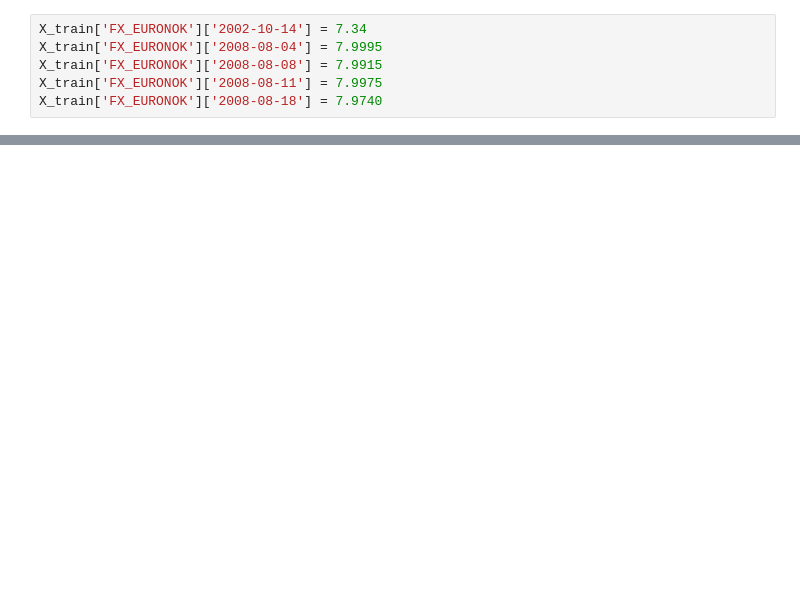
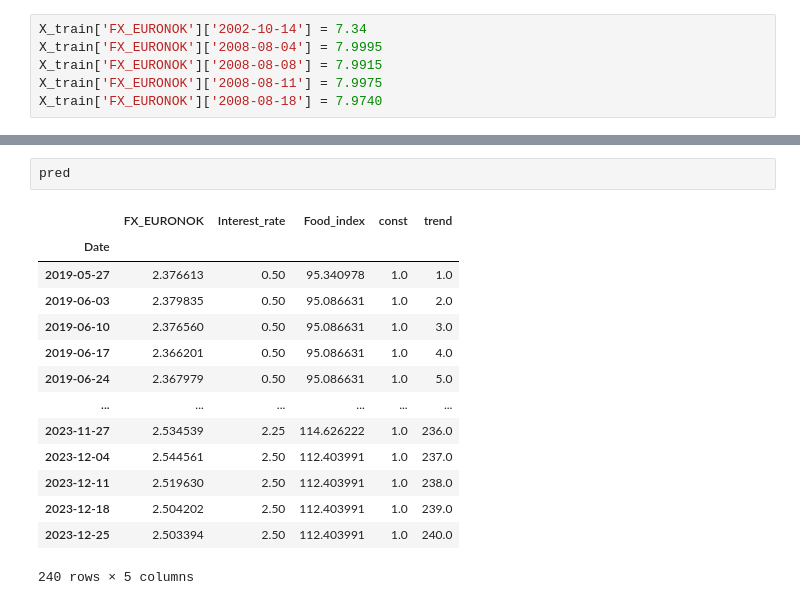
Before and after one commit to DataJakob/Various-School-Projects, a Jupyter notebook: Advanced Topics in Deep Learning/Feature_Enginneering.ipynb, the cells around one changed output, grey strips where cells are left out. Drawn from its saved outputs; the diff is of its cells as text; blank space fills up the shorter version.

```diff
--- a/Advanced Topics in Deep Learning/Feature_Enginneering.ipynb
+++ b/Advanced Topics in Deep Learning/Feature_Enginneering.ipynb
@@ -90,0 +113,17 @@ Epoch 10/10
+# %%
+pred
+# %% [output]
+|  | FX_EURONOK | Interest_rate | Food_index | const | trend |
+| Date |  |  |  |  |  |
+| 2019-05-27 | 2.376613 | 0.50 | 95.340978 | 1.0 | 1.0 |
+| 2019-06-03 | 2.379835 | 0.50 | 95.086631 | 1.0 | 2.0 |
+| 2019-06-10 | 2.376560 | 0.50 | 95.086631 | 1.0 | 3.0 |
+| 2019-06-17 | 2.366201 | 0.50 | 95.086631 | 1.0 | 4.0 |
+| 2019-06-24 | 2.367979 | 0.50 | 95.086631 | 1.0 | 5.0 |
+| ... | ... | ... | ... | ... | ... |
+| 2023-11-27 | 2.534539 | 2.25 | 114.626222 | 1.0 | 236.0 |
+| 2023-12-04 | 2.544561 | 2.50 | 112.403991 | 1.0 | 237.0 |
+| 2023-12-11 | 2.519630 | 2.50 | 112.403991 | 1.0 | 238.0 |
+| 2023-12-18 | 2.504202 | 2.50 | 112.403991 | 1.0 | 239.0 |
+| 2023-12-25 | 2.503394 | 2.50 | 112.403991 | 1.0 | 240.0 |
+240 rows × 5 columns
```
Also changed, not shown: parts of 22 cells of this notebook.
